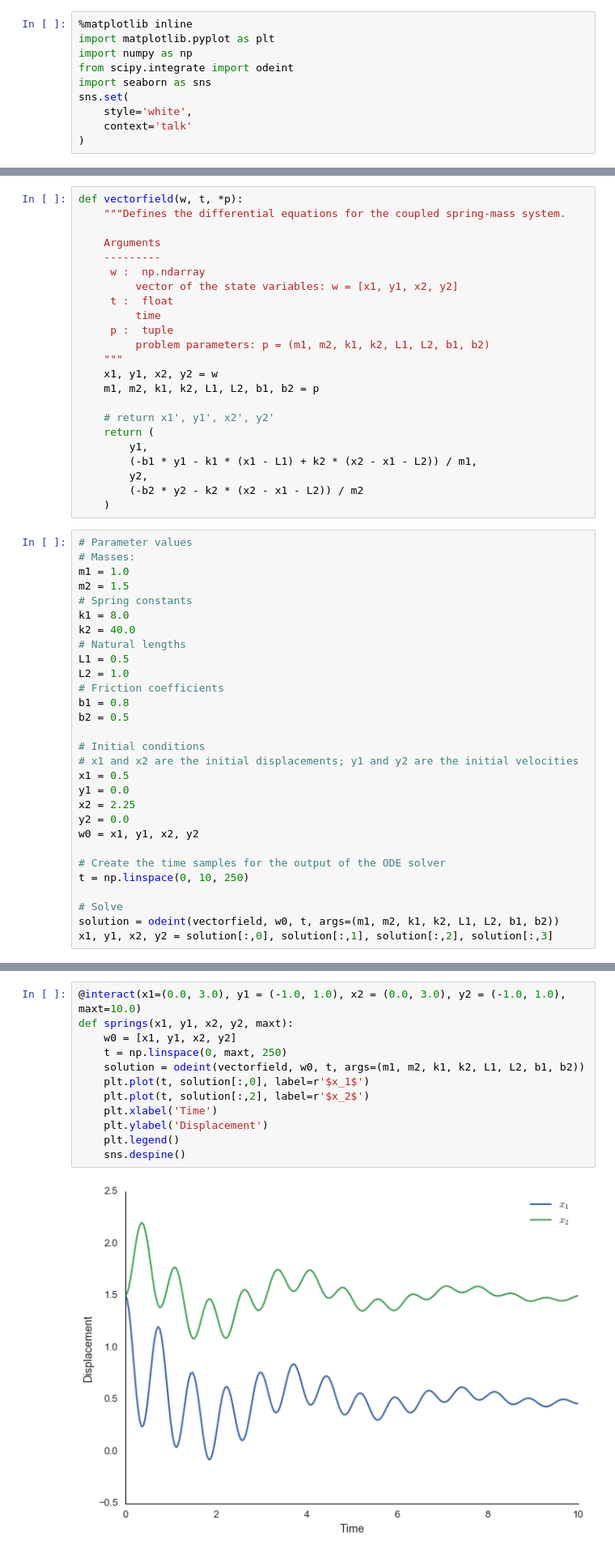
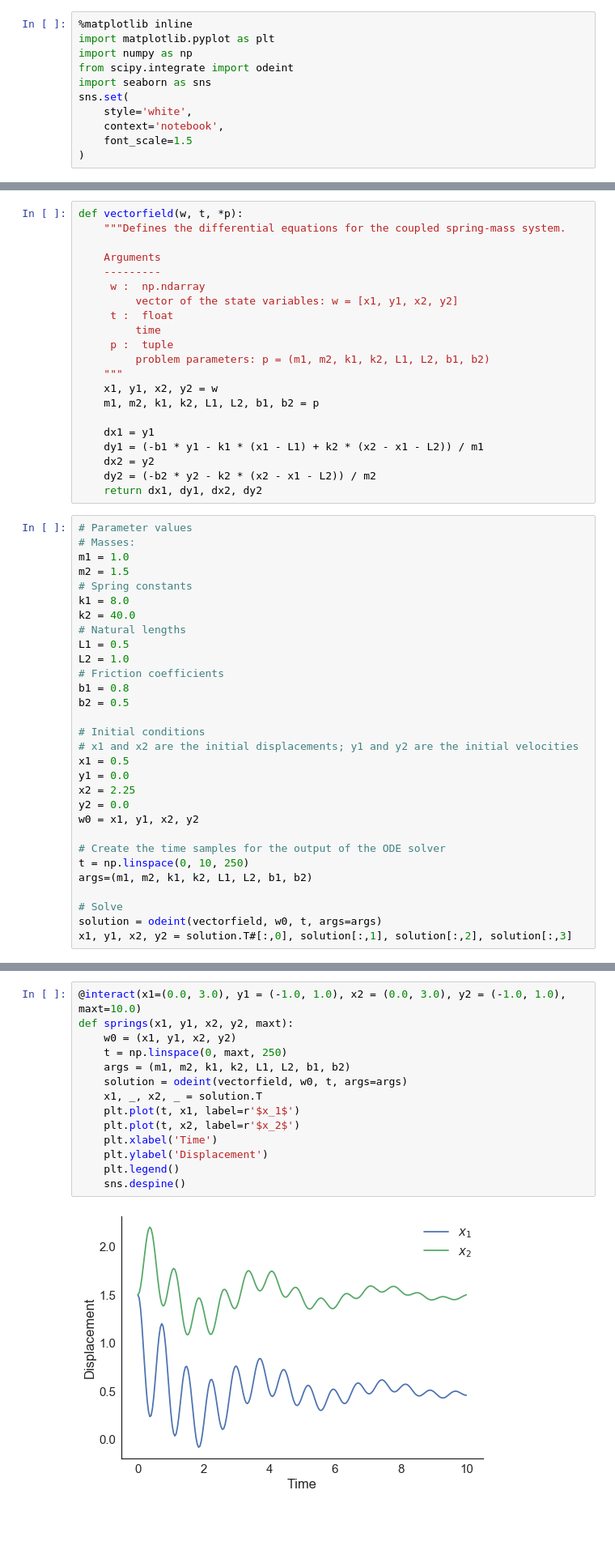
Before and after one commit to yoavram/Py4Eng, a Jupyter notebook: sessions/differential-equations.ipynb, the cells around one changed output, grey strips where cells are left out. Shown at 81% size. Saved outputs shown, nothing was run; the diff lists cells and outputs as text; blank space fills up the shorter version.

```diff
--- a/sessions/differential-equations.ipynb
+++ b/sessions/differential-equations.ipynb
@@ -11,7 +11,8 @@ from scipy.integrate import odeint
 import seaborn as sns
 sns.set(
     style='white',
-    context='talk'
+    context='notebook',
+    font_scale=1.5
 )
 # %% [markdown]
 # Deterministic differential equations
@@ -67,13 +68,11 @@ def vectorfield(w, t, *p):
     x1, y1, x2, y2 = w
     m1, m2, k1, k2, L1, L2, b1, b2 = p
 
-    # return x1', y1', x2', y2'
-    return (
-        y1,
-        (-b1 * y1 - k1 * (x1 - L1) + k2 * (x2 - x1 - L2)) / m1,
-        y2,
-        (-b2 * y2 - k2 * (x2 - x1 - L2)) / m2
-    )
+    dx1 = y1
+    dy1 = (-b1 * y1 - k1 * (x1 - L1) + k2 * (x2 - x1 - L2)) / m1
+    dx2 = y2
+    dy2 = (-b2 * y2 - k2 * (x2 - x1 - L2)) / m2
+    return dx1, dy1, dx2, dy2
 # %%
 # Parameter values
 # Masses:
@@ -99,10 +98,11 @@ w0 = x1, y1, x2, y2
 
 # Create the time samples for the output of the ODE solver
 t = np.linspace(0, 10, 250)
+args=(m1, m2, k1, k2, L1, L2, b1, b2)
 
 # Solve
-solution = odeint(vectorfield, w0, t, args=(m1, m2, k1, k2, L1, L2, b1, b2))
-x1, y1, x2, y2 = solution[:,0], solution[:,1], solution[:,2], solution[:,3]
+solution = odeint(vectorfield, w0, t, args=args)
+x1, y1, x2, y2 = solution.T#[:,0], solution[:,1], solution[:,2], solution[:,3]
 # %%
 plt.plot(t, x1, label=r'$x_1$')
 plt.plot(t, x2, label=r'$x_2$')
@@ -121,17 +121,19 @@ from ipywidgets import interact
 # %%
 @interact(x1=(0.0, 3.0), y1 = (-1.0, 1.0), x2 = (0.0, 3.0), y2 = (-1.0, 1.0), maxt=10.0)
 def springs(x1, y1, x2, y2, maxt):
-    w0 = [x1, y1, x2, y2]
+    w0 = (x1, y1, x2, y2)
     t = np.linspace(0, maxt, 250)
-    solution = odeint(vectorfield, w0, t, args=(m1, m2, k1, k2, L1, L2, b1, b2))
-    plt.plot(t, solution[:,0], label=r'$x_1$')
-    plt.plot(t, solution[:,2], label=r'$x_2$')
+    args = (m1, m2, k1, k2, L1, L2, b1, b2)
+    solution = odeint(vectorfield, w0, t, args=args)
+    x1, _, x2, _ = solution.T
+    plt.plot(t, x1, label=r'$x_1$')
+    plt.plot(t, x2, label=r'$x_2$')
     plt.xlabel('Time')
     plt.ylabel('Displacement')
     plt.legend()
     sns.despine()
 # %% [output]
-[figure, old version]
+[figure, new version]
 # %% [markdown]
 ## Exercise
 # %% [markdown]
```
Also changed, not shown: parts of 3 cells of this notebook, 6 other files.
